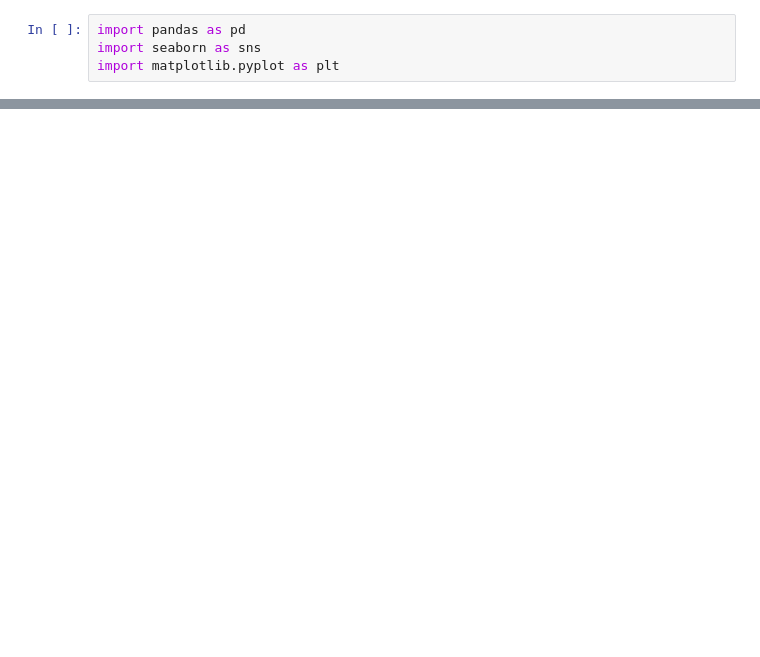
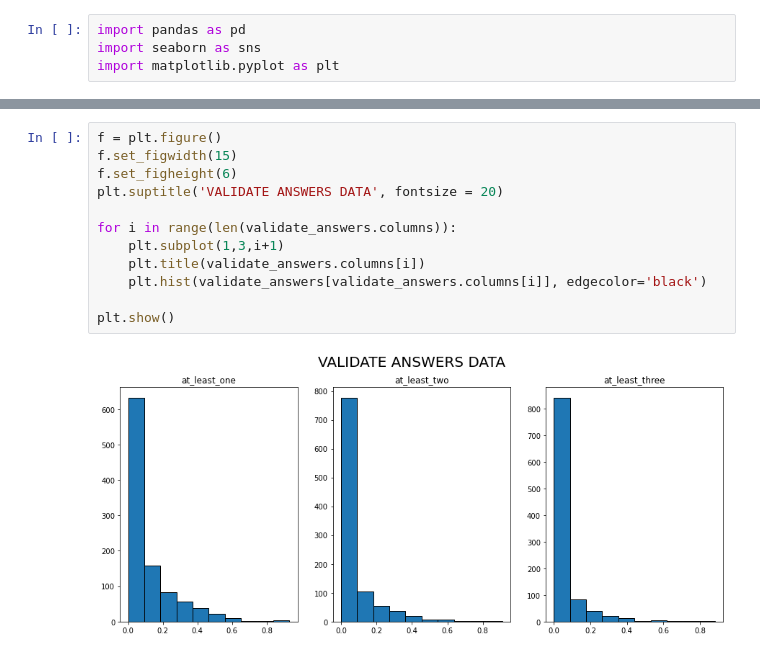
Before and after one commit to TimurPshITMO/VK_LL_2025, a Jupyter notebook: data_view.ipynb, the cells around one changed output, grey strips where cells are left out. Cells and saved outputs as stored; diff of their text form; blank space fills up the shorter version.

```diff
--- a/data_view.ipynb
+++ b/data_view.ipynb
@@ -40,0 +146,14 @@ plt.hist(users_data['age'], edgecolor='black')
+# %%
+f = plt.figure()
+f.set_figwidth(15)
+f.set_figheight(6)
+plt.suptitle('VALIDATE ANSWERS DATA', fontsize = 20)
+
+for i in range(len(validate_answers.columns)):
+    plt.subplot(1,3,i+1)
+    plt.title(validate_answers.columns[i])
+    plt.hist(validate_answers[validate_answers.columns[i]], edgecolor='black')
+
+plt.show()
+# %% [output]
+[figure, added]
```
Also changed, not shown: parts of 12 cells of this notebook.
